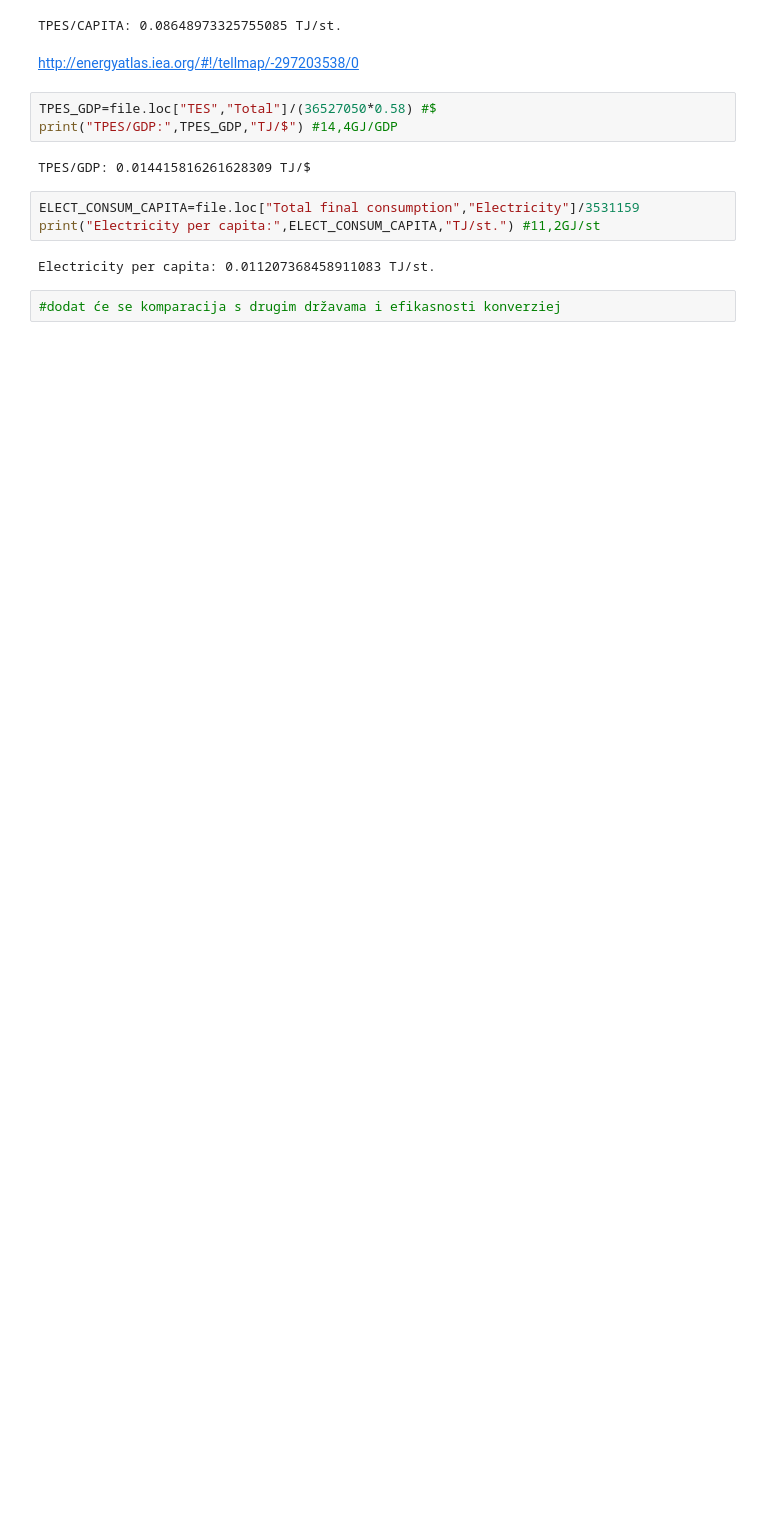
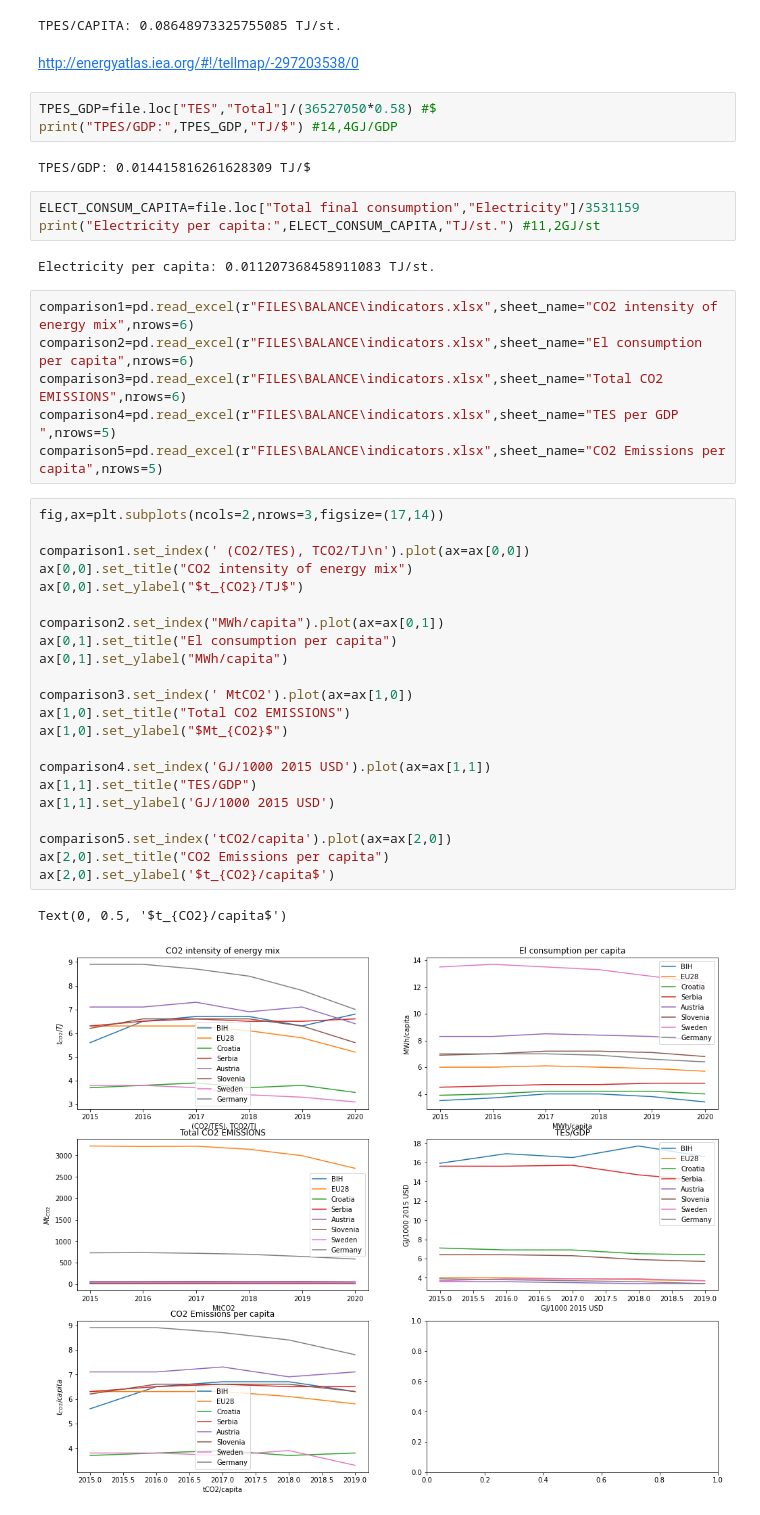
Before and after one commit to ehlimana/Electricity-analysis, a Jupyter notebook: Energy_balance.ipynb, the cells around one changed output. Saved outputs shown, nothing was run; the diff lists cells and outputs as text; blank space fills up the shorter version.

Commit message:
Complete the balance

```diff
--- a/Energy_balance.ipynb
+++ b/Energy_balance.ipynb
@@ -248,5 +311,34 @@ ELECT_CONSUM_CAPITA=file.loc["Total final consumption","Electricity"]/3531159
 print("Electricity per capita:",ELECT_CONSUM_CAPITA,"TJ/st.") #11,2GJ/st
 # %% [output]
 Electricity per capita: 0.011207368458911083 TJ/st.
-# %%
-#dodat će se komparacija s drugim državama i efikasnosti konverziej
+# %%
+comparison1=pd.read_excel(r"FILES\BALANCE\indicators.xlsx",sheet_name="CO2 intensity of energy mix",nrows=6)
+comparison2=pd.read_excel(r"FILES\BALANCE\indicators.xlsx",sheet_name="El consumption per capita",nrows=6)
+comparison3=pd.read_excel(r"FILES\BALANCE\indicators.xlsx",sheet_name="Total CO2 EMISSIONS",nrows=6)
+comparison4=pd.read_excel(r"FILES\BALANCE\indicators.xlsx",sheet_name="TES per GDP ",nrows=5)
+comparison5=pd.read_excel(r"FILES\BALANCE\indicators.xlsx",sheet_name="CO2 Emissions per capita",nrows=5)
+# %%
+fig,ax=plt.subplots(ncols=2,nrows=3,figsize=(17,14))
+
+comparison1.set_index(' (CO2/TES), TCO2/TJ\n').plot(ax=ax[0,0])
+ax[0,0].set_title("CO2 intensity of energy mix")
+ax[0,0].set_ylabel("$t_{CO2}/TJ$")
+
+comparison2.set_index("MWh/capita").plot(ax=ax[0,1])
+ax[0,1].set_title("El consumption per capita")
+ax[0,1].set_ylabel("MWh/capita")
+
+comparison3.set_index(' MtCO2').plot(ax=ax[1,0])
+ax[1,0].set_title("Total CO2 EMISSIONS")
+ax[1,0].set_ylabel("$Mt_{CO2}$")
+
+comparison4.set_index('GJ/1000 2015 USD').plot(ax=ax[1,1])
+ax[1,1].set_title("TES/GDP")
+ax[1,1].set_ylabel('GJ/1000 2015 USD')
+
+comparison5.set_index('tCO2/capita').plot(ax=ax[2,0])
+ax[2,0].set_title("CO2 Emissions per capita")
+ax[2,0].set_ylabel('$t_{CO2}/capita$')
+# %% [output]
+Text(0, 0.5, '$t_{CO2}/capita$')
+[figure, added]
```
Also changed, not shown: parts of 17 cells of this notebook, 2 other files.
